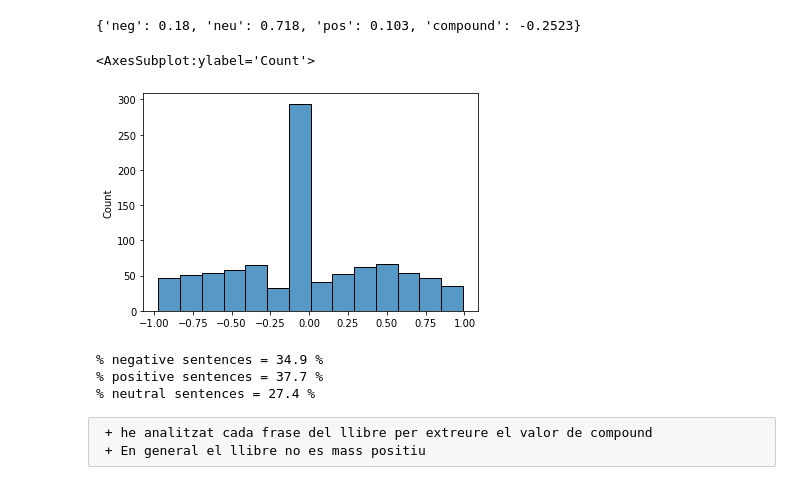
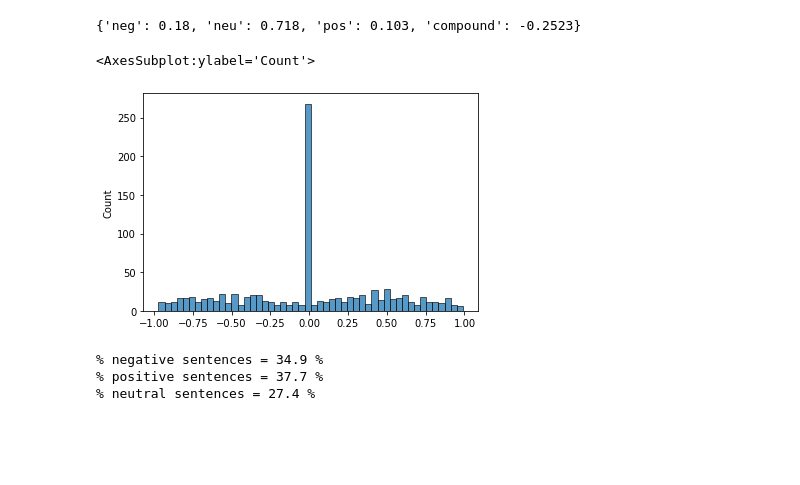
Before and after one commit to ManelForcales/Machine-Learning-avan-at, a Jupyter notebook: S16T01.ipynb, the cells around one changed output. Saved outputs shown, nothing was run; the diff lists cells and outputs as text; code cells hidden in the pictures; blank space fills up the shorter version.

```diff
--- a/S16T01.ipynb
+++ b/S16T01.ipynb
@@ -250,10 +250,10 @@ for sentence in book_sentences:
     outcome = sia.polarity_scores(sentence)['compound']
     overall_compound.append(outcome)
 # %%
-sns.histplot(overall_compound)
+sns.histplot(overall_compound,bins=50)
 # %% [output]
 <AxesSubplot:ylabel='Count'>
-[figure, old version]
+[figure, new version]
 # %%
 total = np.asarray(overall_compound)
 
@@ -264,6 +264,3 @@ print(f'% neutral sentences = {round(len(total[total==0])/len(overall_compound)*
 % negative sentences = 34.9 %
 % positive sentences = 37.7 %
 % neutral sentences = 27.4 %
-# %% [raw]
- + he analitzat cada frase del llibre per extreure el valor de compound
- + En general el llibre no es mass positiu
```
Also changed, not shown: parts of 8 cells of this notebook.
